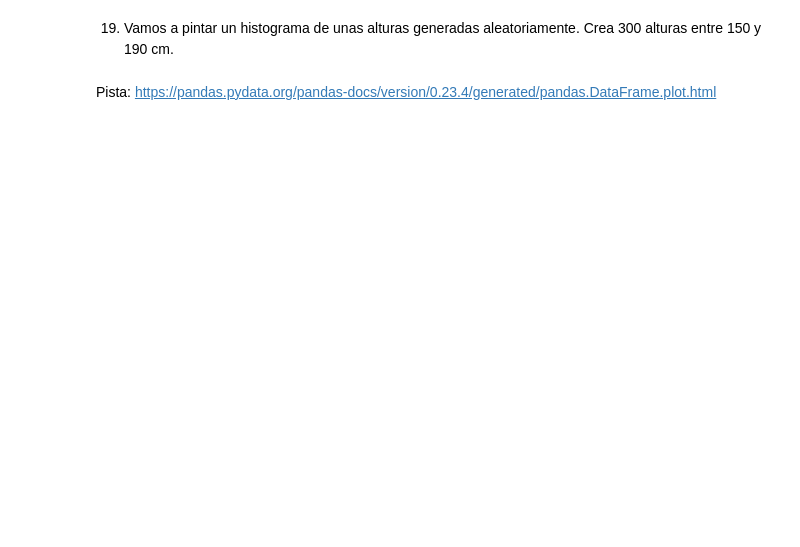
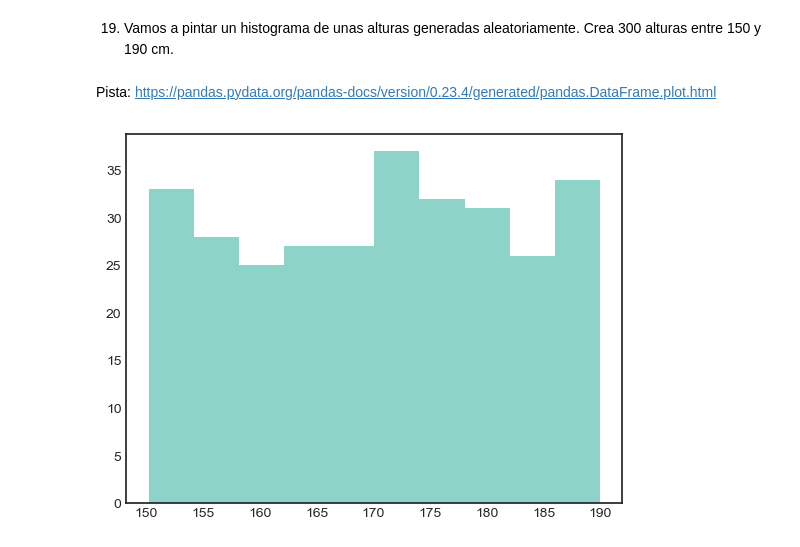
Before and after one commit to jblalor/2026-10-BILBAO-FT-Data-Science-J, a Jupyter notebook: 2-Data_Analysis/6-Visualización/1-Matplotlib/ejercicios/ejercicios_Matplotlib_J.ipynb, the cells around one changed output. Cells and saved outputs as stored; diff of their text form; code cells hidden in the pictures; blank space fills up the shorter version.

```diff
--- a/2-Data_Analysis/6-Visualización/1-Matplotlib/ejercicios/ejercicios_Matplotlib_J.ipynb
+++ b/2-Data_Analysis/6-Visualización/1-Matplotlib/ejercicios/ejercicios_Matplotlib_J.ipynb
@@ -189,3 +186,9 @@ df13.plot(x='Year', y='Sold_items_A', kind='scatter', legend=False)
 19. Vamos a pintar un histograma de unas alturas generadas aleatoriamente. Crea 300 alturas entre 150 y 190 cm.
 # %% [markdown]
 Pista: https://pandas.pydata.org/pandas-docs/version/0.23.4/generated/pandas.DataFrame.plot.html
+# %%
+import random as rnd
+alturas = [rnd.uniform(150, 190) for _ in range(300)]
+plt.hist(alturas);
+# %% [output]
+[figure, added]
```
Also changed, not shown: parts of 4 cells of this notebook, 14 other files.
